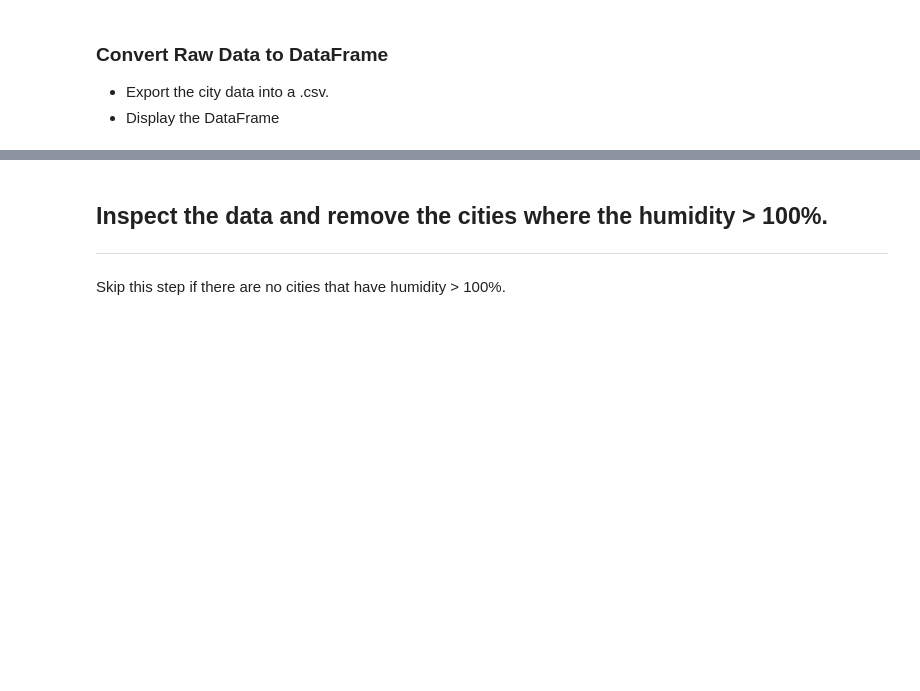
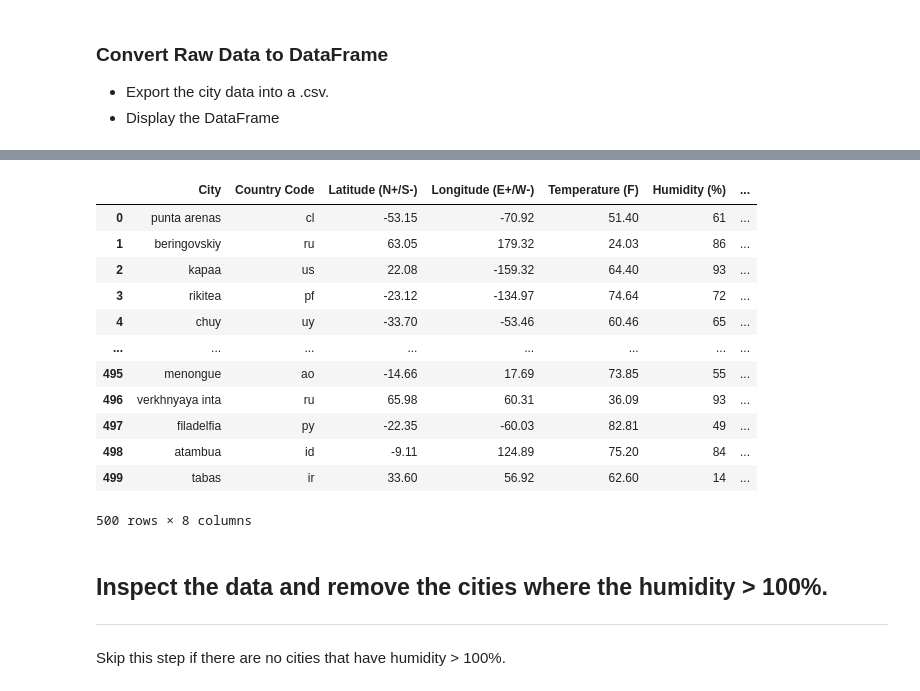
Before and after one commit to wgaechter/WG_API_HW, a Jupyter notebook: Code/WeatherPy/WeatherPy.ipynb, the cells around one changed output, grey strips where cells are left out. Drawn from its saved outputs; the diff is of its cells as text; code cells hidden in the pictures; blank space fills up the shorter version.

```diff
--- a/Code/WeatherPy/WeatherPy.ipynb
+++ b/Code/WeatherPy/WeatherPy.ipynb
@@ -52,0 +24,21 @@ def getcities():
+# %%
+#List Generation
+cities = []
+state_list = []
+lat_list = []
+lon_list = []
+temp_list = []
+humid_list = []
+cloud_list = []
+wind_list = []
+# %%
+data_dict = {
+    "City": cities,
+    "Country Code": state_list,
+    "Latitude (N+/S-)": lat_list,
+    "Longitude (E+/W-)": lon_list,
+    "Temperature (F)": temp_list,
+    "Humidity (%)": humid_list,
+    "Cloudiness (%)": cloud_list,
+    "Wind Speed (mph)": wind_list
+}
@@ -99,3 +119,22 @@ Data Retrieval Complete
+# %%
+weather_data = pd.DataFrame(data_dict)
+weather_data.to_csv("Output/weather_data.csv", encoding="utf-8", index=True, header=True)
+
+weather_data
+# %% [output]
+|  | City | Country Code | Latitude (N+/S-) | Longitude (E+/W-) | Temperature (F) | Humidity (%) | ... |
+| 0 | punta arenas | cl | -53.15 | -70.92 | 51.40 | 61 | ... |
+| 1 | beringovskiy | ru | 63.05 | 179.32 | 24.03 | 86 | ... |
+| 2 | kapaa | us | 22.08 | -159.32 | 64.40 | 93 | ... |
+| 3 | rikitea | pf | -23.12 | -134.97 | 74.64 | 72 | ... |
+| 4 | chuy | uy | -33.70 | -53.46 | 60.46 | 65 | ... |
+| ... | ... | ... | ... | ... | ... | ... | ... |
+| 495 | menongue | ao | -14.66 | 17.69 | 73.85 | 55 | ... |
+| 496 | verkhnyaya inta | ru | 65.98 | 60.31 | 36.09 | 93 | ... |
+| 497 | filadelfia | py | -22.35 | -60.03 | 82.81 | 49 | ... |
+| 498 | atambua | id | -9.11 | 124.89 | 75.20 | 84 | ... |
+| 499 | tabas | ir | 33.60 | 56.92 | 62.60 | 14 | ... |
+500 rows × 8 columns
 # %% [markdown]
 ## Inspect the data and remove the cities where the humidity > 100%.
 ----
```
Also changed, not shown: parts of 9 cells of this notebook, 2 other files.
